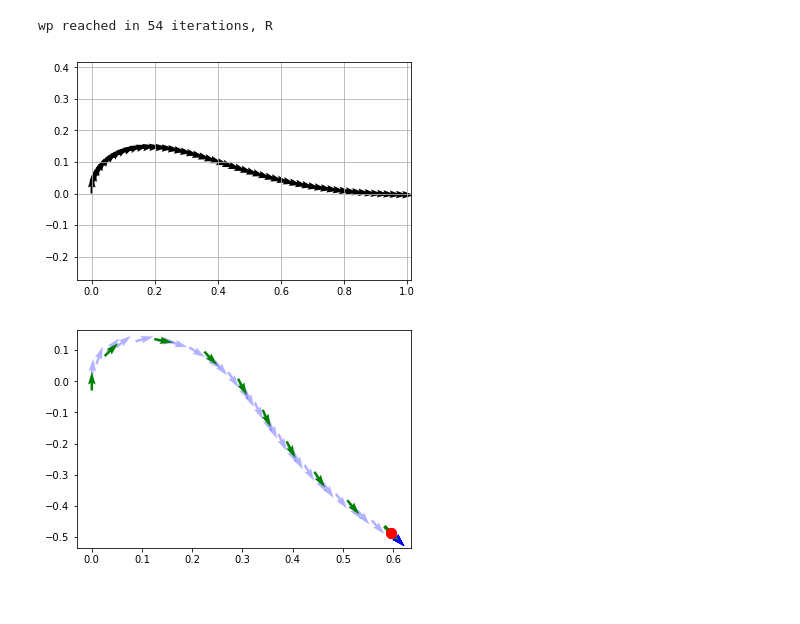
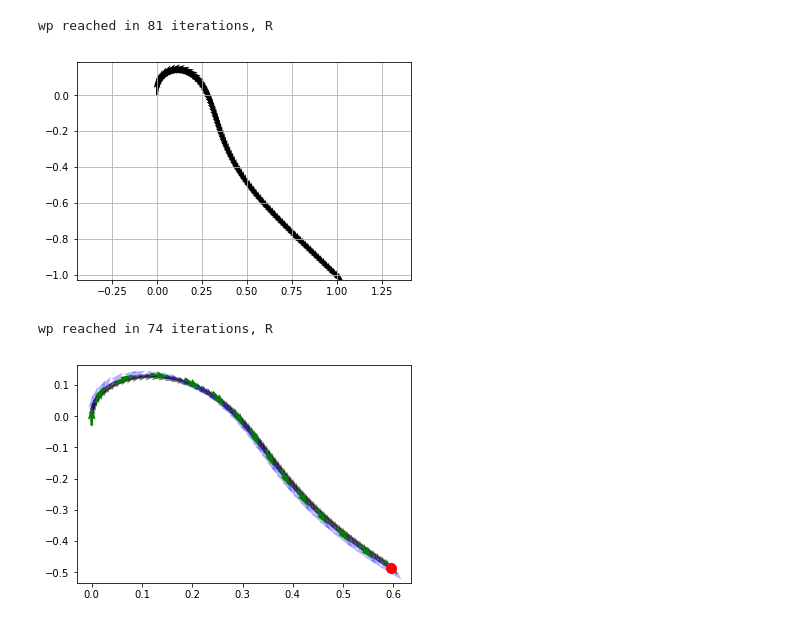
Before and after one commit to tobiasfriden/master_thesis, a Jupyter notebook: Motion primitives.ipynb, the cells around one changed output. Cells and saved outputs as stored; diff of their text form; code cells hidden in the pictures.

```diff
--- a/Motion primitives.ipynb
+++ b/Motion primitives.ipynb
@@ -47,12 +49,13 @@ def sim_seq(U, X_init=np.array([0, 0, 0]), L1=0.3, wp_R=0.05, dt=1):
         X_start = X_sim[:, -1]
         f_sim = create_f(MX.sym('x', nx), MX.sym('u', nu), X_start[:2], L1)
         Uk = U[i]
-        for i in range(1, 200):
+        j = 0
+        while True:
             # RK4 integration
-            k1 = f_sim(X_sim[:, -1], Uk)
-            k2 = f_sim(X_sim[:, -1]+dt/2*k1, Uk)
-            k3 = f_sim(X_sim[:, -1]+dt/2*k2, Uk)
-            k4 = f_sim(X_sim[:, -1]+dt*k3, Uk)
+            k1, _ = f_sim(X_sim[:, -1], Uk)
+            k2, _ = f_sim(X_sim[:, -1]+dt/2*k1, Uk)
+            k3, _ = f_sim(X_sim[:, -1]+dt/2*k2, Uk)
+            k4, _ = f_sim(X_sim[:, -1]+dt*k3, Uk)
 
             Xk = X_sim[:, -1] + dt/6*(k1+k2+k3+k4)
 
@@ -63,12 +66,13 @@ def sim_seq(U, X_init=np.array([0, 0, 0]), L1=0.3, wp_R=0.05, dt=1):
             rx = np.array(rx).flatten()
 
             if np.linalg.norm(rx-ru) < wp_R:
-                print('wp reached in {} iterations, R'.format(i+1))
+                print('wp reached in {} iterations, R'.format(j+1))
                 break
 
             if np.dot(rx, ru)/(np.linalg.norm(ru)**2) > 1:
-                print('wp reached in {} iterations, passed'.format(i+1))
+                print('wp reached in {} iterations, passed'.format(j+1))
                 break
+            j += 1
     return X_sim
 # %%
 def get_dist(X, N):
@@ -125,8 +129,8 @@ default_opts = {
     'V_max': 0.2,
     'L1': 0.3,
     'wp_R': 0.01,
-    'nIt': 2,
-    'n_c': 10,
+    'nIt': 1,
+    'n_c': 15,
     'd': 3,
     'terminal': 'heading', # heading | parallell | fixed
     'solver': 'ipopt'
@@ -180,6 +184,8 @@ class MotionPrimitive:
         # Coefficients of the continuity equation
         D = np.zeros(d+1)
 
+        B = np.zeros(d+1)
+
         # Construct polynomial basis
         for j in range(d+1):
             # Construct Lagrange polynomials to get the polynomial basis at the collocation point
@@ -196,8 +202,12 @@ class MotionPrimitive:
             for r in range(d+1):
                 C[j,r] = pder(tau_root[r])
 
+            pint = np.polyint(p)
+            B[j] = pint(1.0)
+
         # setup optimization problem
         L1 = self.opts['L1']
+        self.J = 0
         for i in range(nIt):
             X_i = self.opti.variable(nx, n_c)
             U_i = self.opti.variable(nu)
@@ -209,6 +219,7 @@ class MotionPrimitive:
                 f = create_f(X_i, U_i, self.U[i-1][:2], L1)
 
             for k in range(n_c-1):
+                ds = S_i/(n_c-1)
                 Xc_k = []
                 for j in range(d):
                     Xkj = self.opti.variable(nx)
@@ -223,12 +234,14 @@ class MotionPrimitive:
                         xp = xp + C[r+1,j]*Xc_k[r]
 
                     # Append collocation equations
-                    fj = f(Xc_k[j-1], U_i)
-                    self.opti.subject_to( S_i/(n_c-1)*fj == xp )
-
+                    fj, qj = f(Xc_k[j-1], U_i)
+                    self.opti.subject_to( ds*fj == xp )
 
                     # Add contribution to the end state
                     x_next = x_next + D[j]*Xc_k[j-1]
+
+                    # Add contribution to quadrature
+                    self.J += B[j]*qj*ds
 
                 self.opti.subject_to( X_i[:, k+1] == x_next )
                 for _x in Xc_k:
@@ -287,11 +300,11 @@ class MotionPrimitive:
 
         objective = 0
         for i in range(nIt):
-            objective += self.S[i]
+            #objective += self.S[i]
             self.opti.set_initial(self.S[i], self.S_init[i])
             self.opti.set_initial(self.X[i], self.X_init[i])
             self.opti.set_initial(self.U[i], self.U_init[i])
-        self.opti.minimize(objective)
+        self.opti.minimize(self.J)
 
     def solve(self):
         solver = self.opts["solver"]
@@ -323,7 +336,7 @@ class MotionPrimitive:
 
     def plot_solution(self, sim=True, collocation=True):
         if sim:
-            dt = np.min([self.opti.value(s) for s in self.S])/10
+            dt = np.min([self.opti.value(s) for s in self.S])/50
             wp_R = self.opts['wp_R']
             X_sim = sim_seq(
                 list(filter(lambda u: np.linalg.norm(u[:2]) > wp_R, [self.opti.debug.value(u) for u in self.U])),
@@ -374,13 +388,14 @@ wp reached in 24 iterations, R
 # %%
-mp = MotionPrimitive(Xg=np.array([1, 0, 3*np.pi/4]))
+mp = MotionPrimitive(Xg=np.array([1, -1, 3*np.pi/4]))
 mp.sim(plot=True)
 mp.setup()
 mp.solve()
 mp.plot_solution()
 # %% [output]
-wp reached in 54 iterations, R
+wp reached in 81 iterations, R
-[figure, old version]
+[figure, new version]
+wp reached in 74 iterations, R
-[figure, old version]
+[figure, new version]
 # %%
 mp = MotionPrimitive(Xg=np.array([1, -1, np.pi]))
 mp.sim(plot=True)
```
Also changed, not shown: parts of 5 cells of this notebook.
